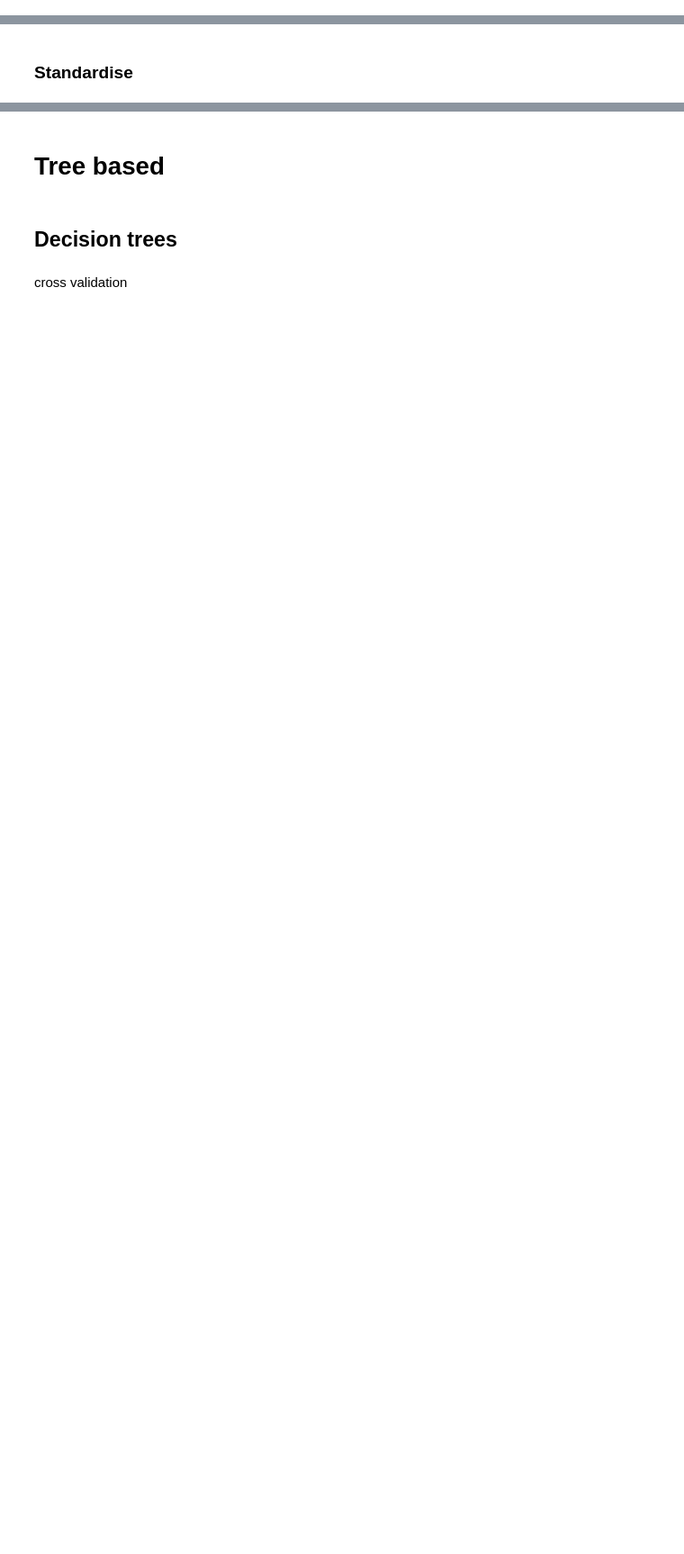
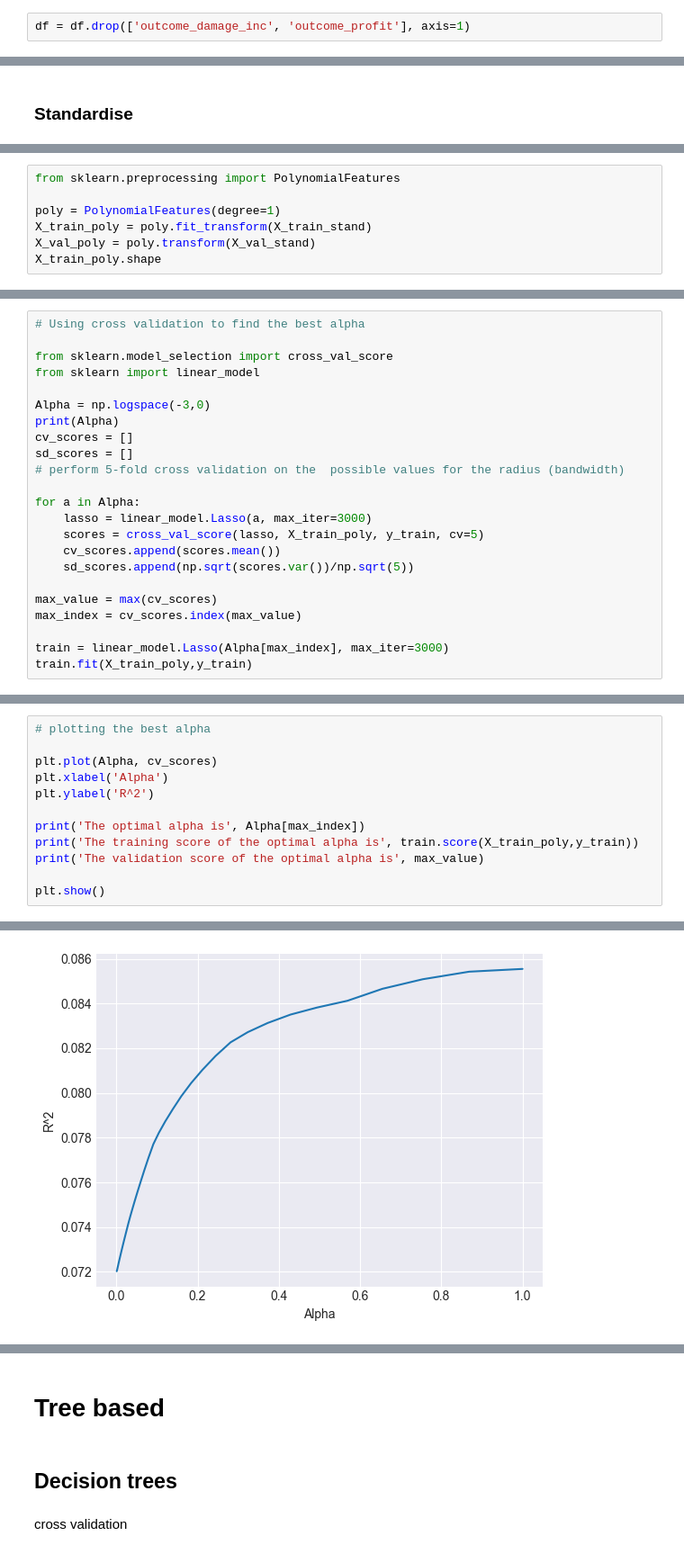
Before and after one commit to Vicba/SchoolProject, a Jupyter notebook: outcome_damage_amount.ipynb, the cells around one changed output, grey strips where cells are left out. Shown at 90% size. Drawn from its saved outputs; the diff is of its cells as text; blank space fills up the shorter version.

Commit message:
added outcome_damage_amount

```diff
--- a/outcome_damage_amount.ipynb
+++ b/outcome_damage_amount.ipynb
@@ -14,0 +37,2 @@ df = pd.read_csv('data_cleaned.csv')
+# %%
+df = df.drop(['outcome_damage_inc', 'outcome_profit'], axis=1)
@@ -278,0 +99,7 @@ plt.show()
+# %%
+from sklearn.preprocessing import PolynomialFeatures
+
+poly = PolynomialFeatures(degree=1)
+X_train_poly = poly.fit_transform(X_train_stand)
+X_val_poly = poly.transform(X_val_stand)
+X_train_poly.shape
@@ -278,0 +110,23 @@ plt.show()
+# %%
+# Using cross validation to find the best alpha
+
+from sklearn.model_selection import cross_val_score
+from sklearn import linear_model
+
+Alpha = np.logspace(-3,0)
+print(Alpha)
+cv_scores = []
+sd_scores = []
+# perform 5-fold cross validation on the  possible values for the radius (bandwidth)
+
+for a in Alpha:
+    lasso = linear_model.Lasso(a, max_iter=3000)
+    scores = cross_val_score(lasso, X_train_poly, y_train, cv=5)
+    cv_scores.append(scores.mean())
+    sd_scores.append(np.sqrt(scores.var())/np.sqrt(5))
+
+max_value = max(cv_scores)
+max_index = cv_scores.index(max_value)
+
+train = linear_model.Lasso(Alpha[max_index], max_iter=3000)
+train.fit(X_train_poly,y_train)
@@ -278,0 +144,13 @@ plt.show()
+# %%
+# plotting the best alpha
+
+plt.plot(Alpha, cv_scores)
+plt.xlabel('Alpha')
+plt.ylabel('R^2')
+
+print('The optimal alpha is', Alpha[max_index])
+print('The training score of the optimal alpha is', train.score(X_train_poly,y_train))
+print('The validation score of the optimal alpha is', max_value)
+
+plt.show()
+# %% [output]
@@ -278,0 +160 @@ plt.show()
+[figure, added]
```
Also changed, not shown: parts of 108 cells of this notebook, 6 other files.
